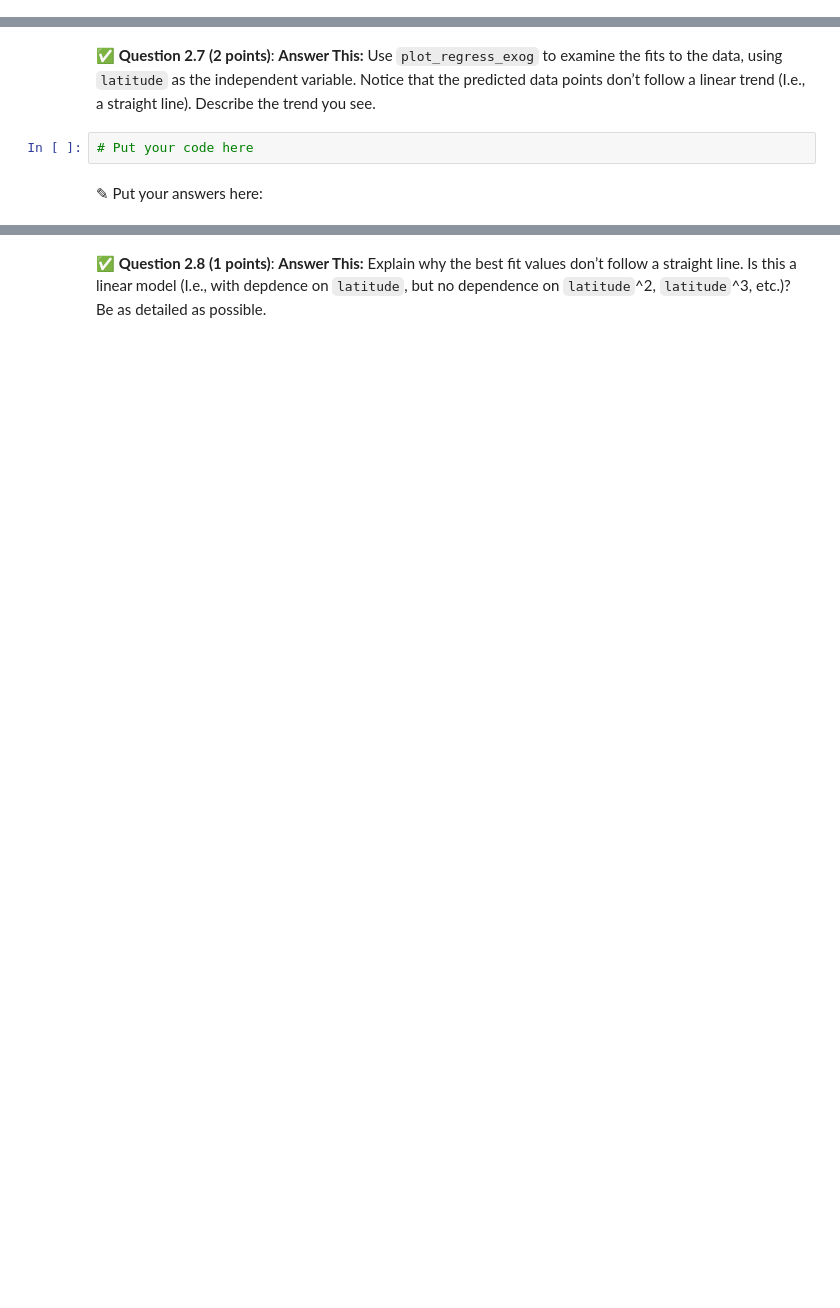
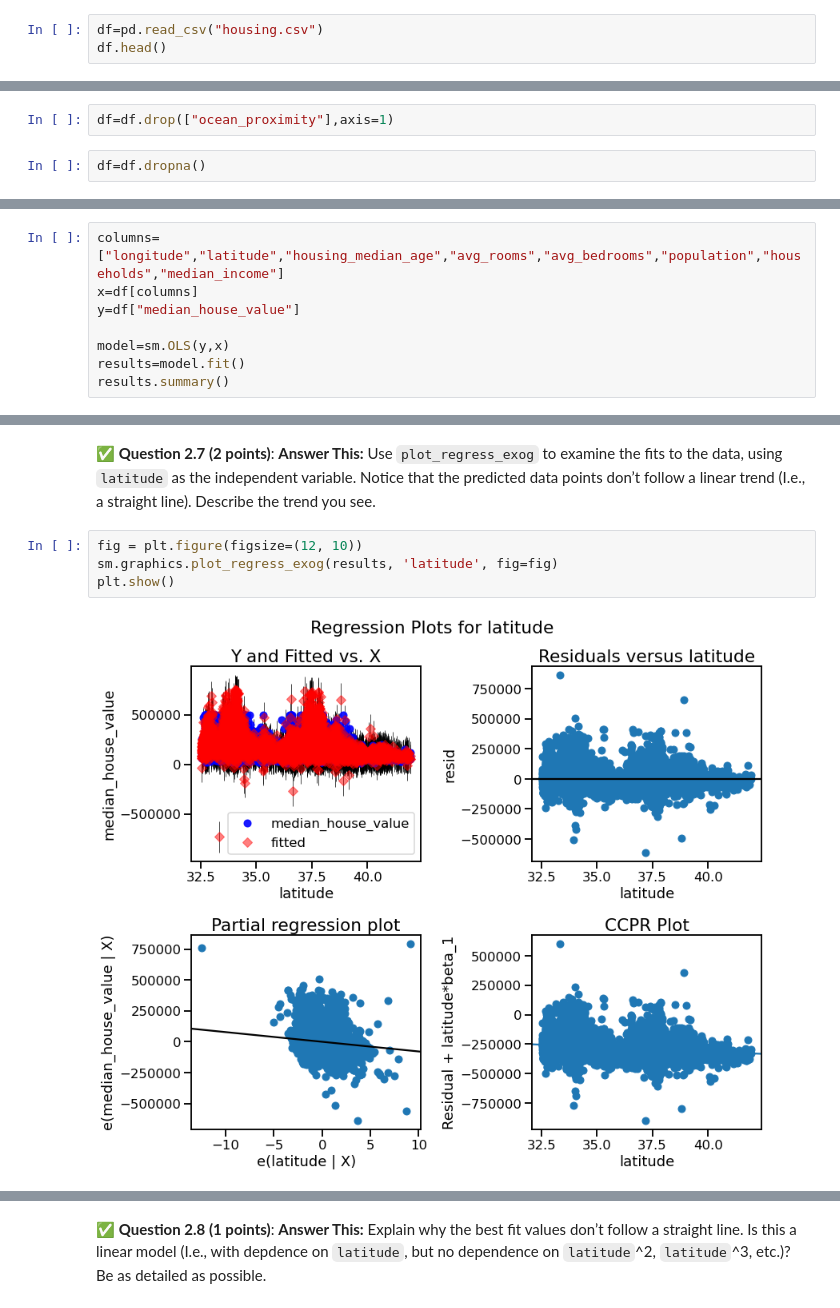
Before and after one commit to arburyri/cmse202-f22-turnin, a Jupyter notebook: hw-04/HW-04_Regression-STUDENT.ipynb, the cells around one changed output, grey strips where cells are left out. Saved outputs shown, nothing was run; the diff lists cells and outputs as text; blank space fills up the shorter version.

```diff
--- a/hw-04/HW-04_Regression-STUDENT.ipynb
+++ b/hw-04/HW-04_Regression-STUDENT.ipynb
@@ -113,0 +115,3 @@ In this part of the homework, you will work with data from the California Housin
+# %%
+df=pd.read_csv("housing.csv")
+df.head()
@@ -118,2 +127,6 @@ In this part of the homework, you will work with data from the California Housin
+# %%
+df=df.drop(["ocean_proximity"],axis=1)
+# %%
+df=df.dropna()
 # %% [markdown]
 &#9989;  **Question 2.4 (6 points)**: **Do This:** Using the `OLS()` method in `statsmodels.api`, make an ordinary least squares model that predicts "median_house_value" using the other features and display the `.summary()` of that process. **Be sure to use the `add_constant()` method to add a column of ones to the DataFrame before using the `OLS()` method so that your linear model includes a constant term.**
@@ -121,0 +133,8 @@ In this part of the homework, you will work with data from the California Housin
+# %%
+columns=["longitude","latitude","housing_median_age","avg_rooms","avg_bedrooms","population","households","median_income"]
+x=df[columns]
+y=df["median_house_value"]
+
+model=sm.OLS(y,x)
+results=model.fit()
+results.summary()
@@ -142,6 +227,8 @@ Justify your answers.
 # %% [markdown]
 &#9989;  **Question 2.7 (2 points)**: **Answer This:** Use `plot_regress_exog` to examine the fits to the data, using `latitude` as the independent variable. Notice that the predicted data points don’t follow a linear trend (I.e., a straight line). Describe the trend you see.
-# %%
-# Put your code here
-# %% [markdown]
-<font size=+3>&#9998;</font> Put your answers here:
+# %%
+fig = plt.figure(figsize=(12, 10))
+sm.graphics.plot_regress_exog(results, 'latitude', fig=fig)
+plt.show()
+# %% [output]
+[figure, added]
```
Also changed, not shown: parts of 29 cells of this notebook.
